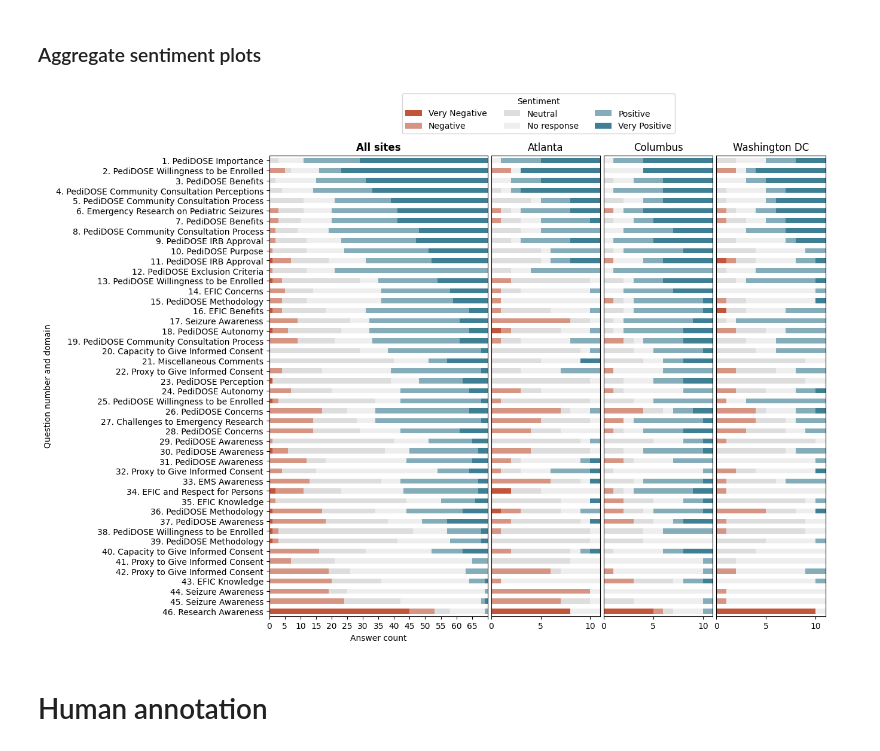
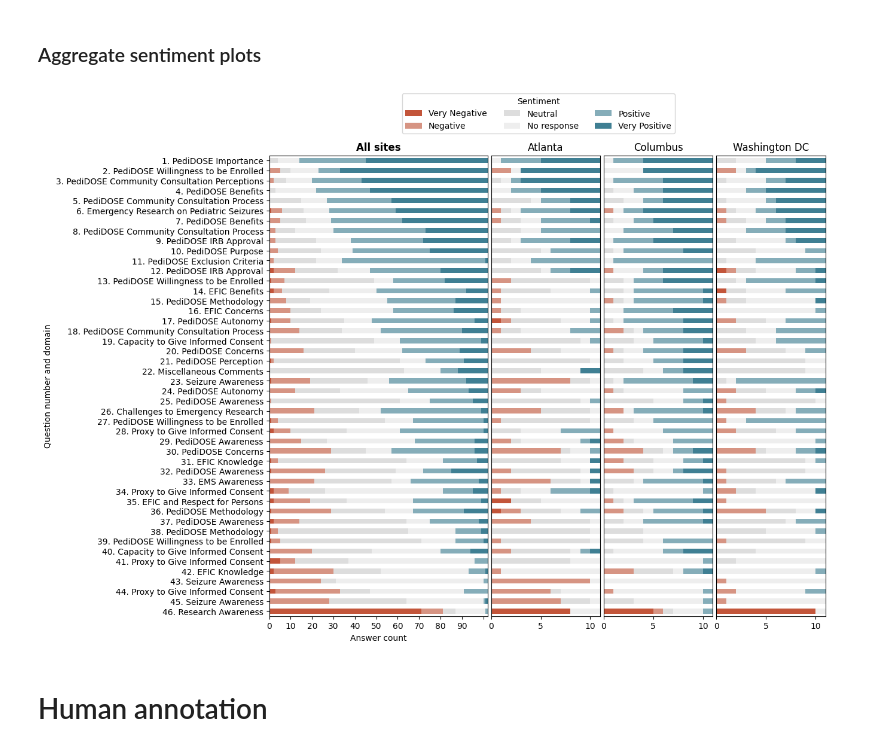
Before and after one commit to csinva/pedidose-efic-analysis, a Jupyter notebook: notebooks/01_sentiment_site_level.ipynb, the cells around one changed output. Cells and saved outputs as stored; diff of their text form; code cells hidden in the pictures.

```diff
--- a/notebooks/01_sentiment_site_level.ipynb
+++ b/notebooks/01_sentiment_site_level.ipynb
@@ -111,9 +105,10 @@ def compute_and_save_sent_df(sentiments, site, checkpoint):
 
 
 # run all sites
-llm = imodelsx.llm.get_llm(checkpoint, repeat_delay=None)
+llm = imodelsx.llm.get_llm(checkpoint, repeat_delay=20)
 # ['Atlanta', 'Columbus', 'WashingtonDC']:
-for site in ['Charlotte', 'Houston', 'Portland']:
+# for site in ['Charlotte', 'Houston', 'Portland']:
+for site in ['Dallas', 'Seattle', 'Tucson']:
     df = files_dict[site]
     qs, responses_df, themes_df = data.split_single_site_df(df)
     sentiments = run_sentiment(
@@ -142,7 +137,8 @@ plt.show()
 sent_dfs = []
 #
 sites = ['Atlanta', 'Columbus', 'WashingtonDC'] + \
-    ['Charlotte', 'Houston', 'Portland']
+    ['Charlotte', 'Houston', 'Portland'] + \
+    ['Dallas', 'Seattle', 'Tucson']
 for site in sites:
     sent_df = joblib.load(
         join(data.PROCESSED_DIR, f'sent_df_{site}_gpt-4.pkl'))
@@ -168,37 +164,37 @@ gs = GridSpec(1, 4, width_ratios=[2, 1, 1, 1], wspace=0.025)
 
 # first plot
 ax1 = fig.add_subplot(gs[0])
 sum_df.plot(kind='barh', stacked=True, color=colors, ax=ax1, legend=False)
 plt.xlim(0, sum_df.sum(axis=1).max())
 # remove label for final xtick
-labels = [str(i) if i % 5 == 0 else '' for i in range(
-    0, int(sum_df.sum(axis=1).max()) + 1, 5)]
+labels = [str(i) if i % 10 == 0 else '' for i in range(
+    0, int(sum_df.sum(axis=1).max()) + 1, 10)]
 labels[-1] = ''
-plt.xticks(range(0, int(sum_df.sum(axis=1).max()) + 1, 5),
+plt.xticks(range(0, int(sum_df.sum(axis=1).max()) + 1, 10),
            labels=labels)
 plt.yticks(range(46),
            labels=[f'{len(sent_df) - i}. {v}' for i, v in enumerate(
                df['Domain'].values[sum_df.index.values])])
 fig.legend(bbox_to_anchor=(0.5, 0.95), loc='center', ncol=3, title='Sentiment')
 plt.xlabel('Answer count')
 plt.title('All sites', fontweight='bold')
 plt.ylabel('Question number and domain')
 
 sites_examples = ['Atlanta', 'Columbus', 'WashingtonDC']
 for i, site in enumerate(sites_examples):
     ax = fig.add_subplot(gs[i+1])
     sent_df = sent_dfs[i]
     sent_df = sent_df.reindex(sum_index_sorted)
     sent_df.plot(kind='barh', stacked=True, color=colors, ax=ax, legend=False)
     plt.xlim(0, sent_df.sum(axis=1).max())
     plt.yticks([])
     plt.ylabel('')
     plt.title(data.RENAME_SITE_DICT.get(site, site))
 plt.savefig(f'../figs/sentiment_agg.pdf', bbox_inches='tight')
 plt.savefig(f'../figs/sentiment_agg.png', bbox_inches='tight', dpi=300)
 plt.show()
 # %% [output]
-[figure, old version]
+[figure, new version]
 # %%
 # no limit display
 with pd.option_context('display.max_rows', None, 'display.max_colwidth', None):
```
Also changed, not shown: parts of 1 cell of this notebook, 5 other files.
